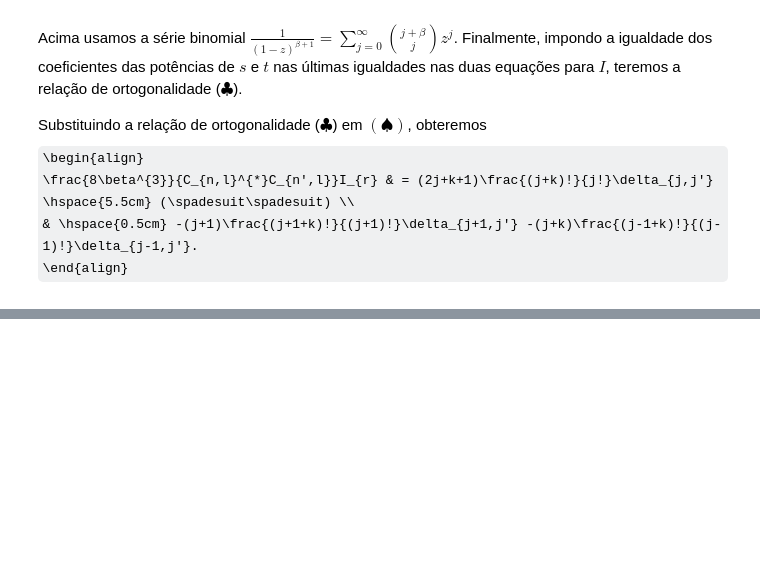
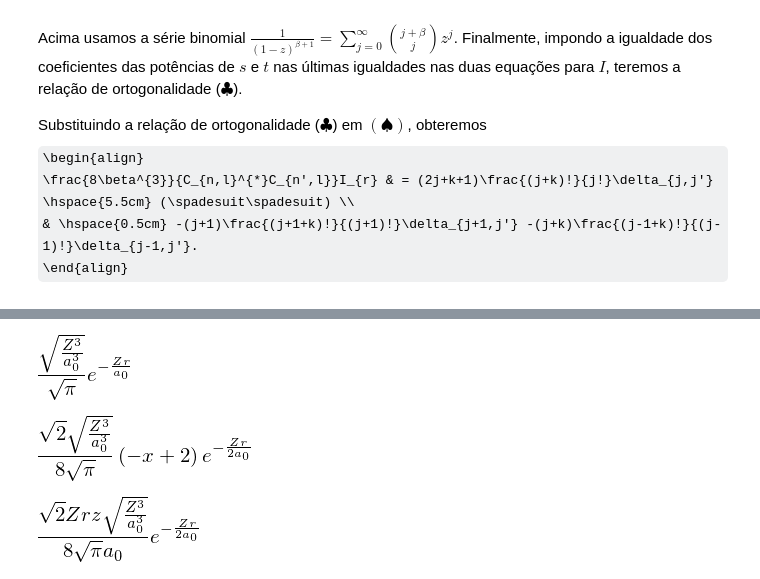
Before and after one commit to jonasmaziero/mecanica_quantica_1900-1925, a Jupyter notebook: 15_hidrogenio.ipynb, the cells around one changed output, grey strips where cells are left out. Drawn from its saved outputs; the diff is of its cells as text; code cells hidden in the pictures; some formulas as TeX source; blank space fills up the shorter version.

```diff
--- a/15_hidrogenio.ipynb
+++ b/15_hidrogenio.ipynb
@@ -1183,3 +1153,26 @@ plot_harm_esf_2d(2,0)
+# %%
+def psi(n,l,ml,Z,mu,a0,r,th,ph):
+    Psi = sqrt(((2*Z)/(a0*n))**3*(factorial(n-l-1)/(factorial(n+l)*2*n)))
+    Psi *= sqrt(((2*l+1)/(4*pi))*(factorial(l-abs(ml))/factorial(l+abs(ml))))
+    Psi *= exp(-(Z*r)/(a0*n))*((2*Z*r)/(a0*n))**l
+    j = n-l-1; k = 2*l+1#; x = (2*Z*r)/(a0*n);
+    x = symbols('x'); Psi *= rodrigues_laguerre(j,k,x)
+    Psi *= (sin(th)**(abs(ml)))
+    z = symbols('z'); Psi *= legendre_associada(l,ml,z)
+    Psi *= (cos(ml*ph) + 1j*sin(ml*ph))
+    return Psi
+# %%
+simplify(psi(1,0,0,Z,mu,a0,r,th,ph)) # n = 1, l = 0, ml = 0
+# %% [output]
+[figure, added]
+# %%
+simplify(psi(2,0,0,Z,mu,a0,r,th,ph)) # n = 2, l = 0, ml = 0
+# %% [output]
+[figure, added]
+# %%
+simplify(psi(2,1,0,Z,mu,a0,r,th,ph)) # n = 2, l = 1, ml = 0
+# %% [output]
+[figure, added]
 # %% [markdown]
 # Exercícios
 
```
Also changed, not shown: parts of 12 cells of this notebook, 1 other file.
